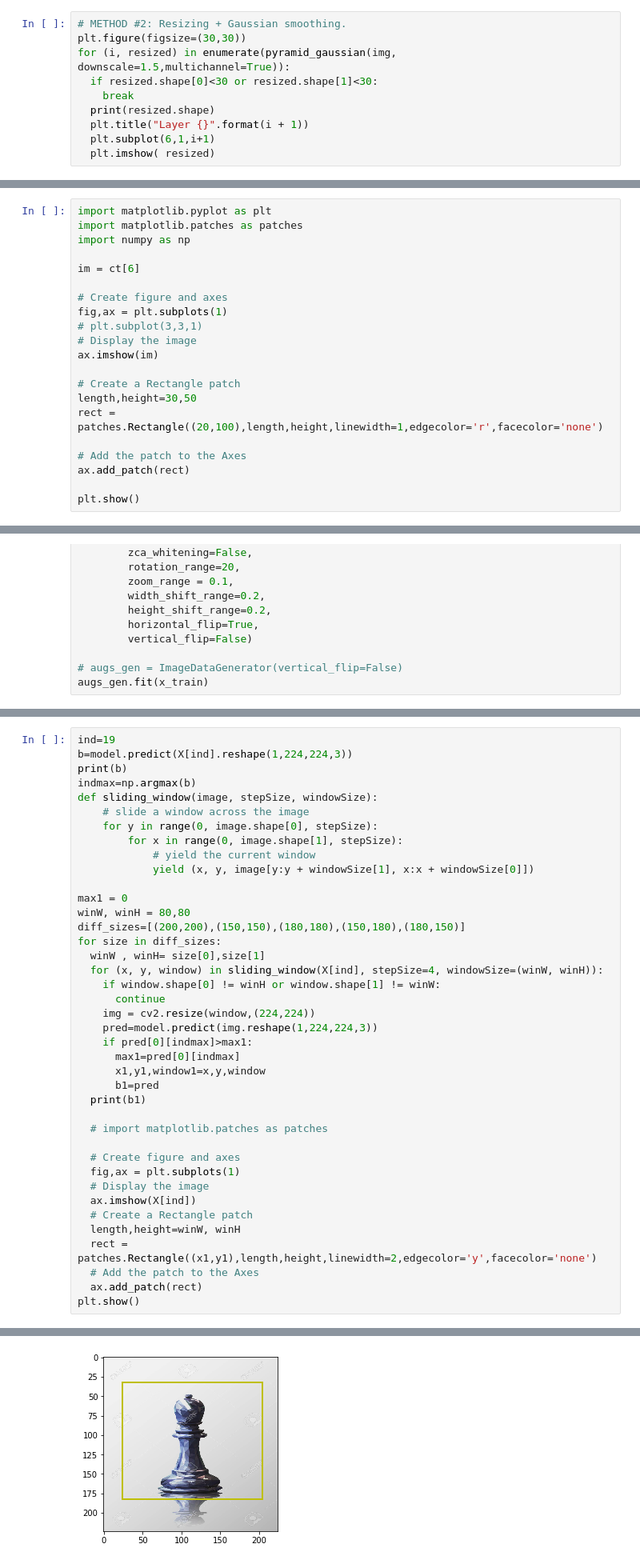
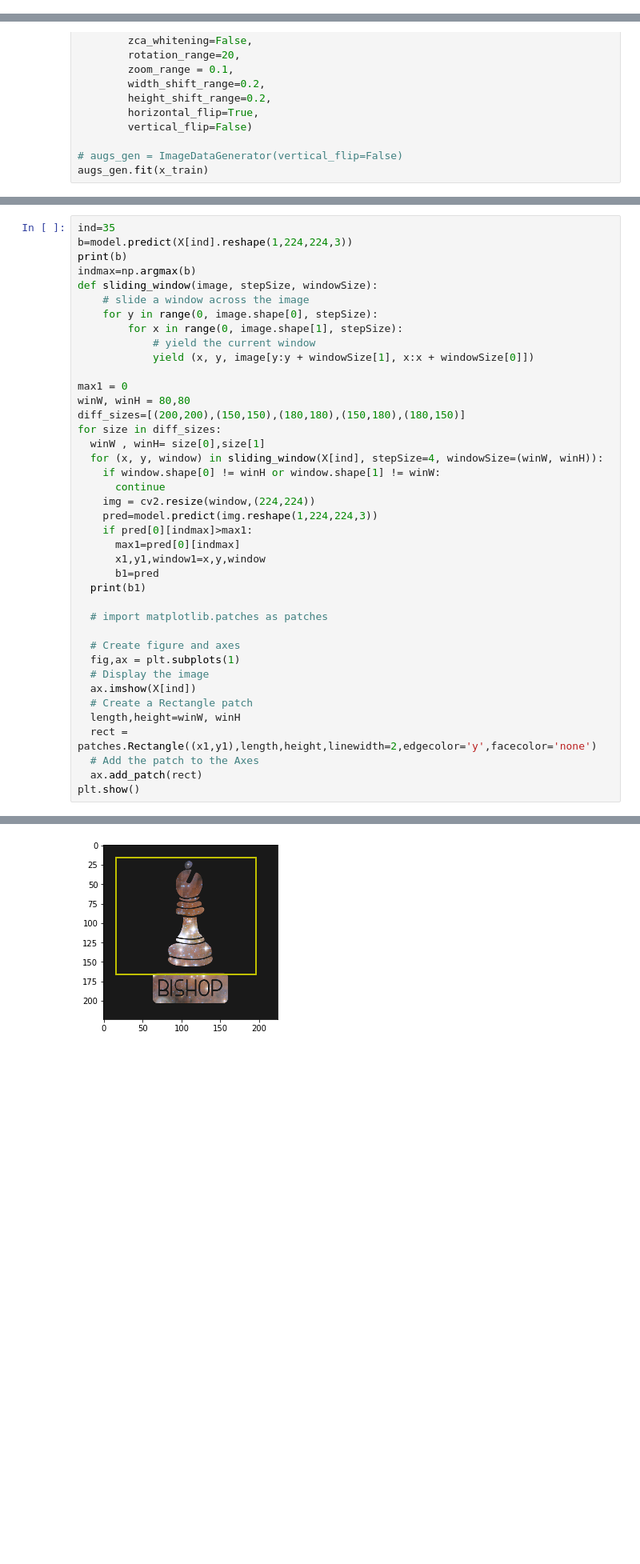
Before and after one commit to AshishGusain17/via_google_colab, a Jupyter notebook: object_identify_among_chess_players.ipynb, the cells around one changed output, grey strips where cells are left out. Shown at 80% size. Cells and saved outputs as stored; diff of their text form; blank space fills up the shorter version.

```diff
--- a/object_identify_among_chess_players.ipynb
+++ b/object_identify_among_chess_players.ipynb
@@ -128,10 +86,0 @@ for value in pyramid(img):
-# %%
-# METHOD #2: Resizing + Gaussian smoothing.
-plt.figure(figsize=(30,30))
-for (i, resized) in enumerate(pyramid_gaussian(img, downscale=1.5,multichannel=True)):
-  if resized.shape[0]<30 or resized.shape[1]<30:
-    break
-  print(resized.shape)
-  plt.title("Layer {}".format(i + 1))
-  plt.subplot(6,1,i+1)
-  plt.imshow( resized)
@@ -146,21 +86,0 @@ for (i, resized) in enumerate(pyramid_gaussian(img, downscale=1.5,multichannel=T
-# %%
-import matplotlib.pyplot as plt
-import matplotlib.patches as patches
-import numpy as np
-
-im = ct[6]
-
-# Create figure and axes
-fig,ax = plt.subplots(1)
-# plt.subplot(3,3,1)
-# Display the image
-ax.imshow(im)
-
-# Create a Rectangle patch
-length,height=30,50
-rect = patches.Rectangle((20,100),length,height,linewidth=1,edgecolor='r',facecolor='none')
-
-# Add the patch to the Axes
-ax.add_patch(rect)
-
-plt.show()
@@ -404,7 +322,7 @@ plt.imshow(img)
 <matplotlib.image.AxesImage at 0x...>
 [figure]
 # %%
-ind=19
+ind=35
 b=model.predict(X[ind].reshape(1,224,224,3))
 print(b)
 indmax=np.argmax(b)
@@ -462,2 +381,2 @@ plt.show()
-[figure, old version]
+[figure, new version]
 # %%
```
Also changed, not shown: parts of 13 cells of this notebook.
